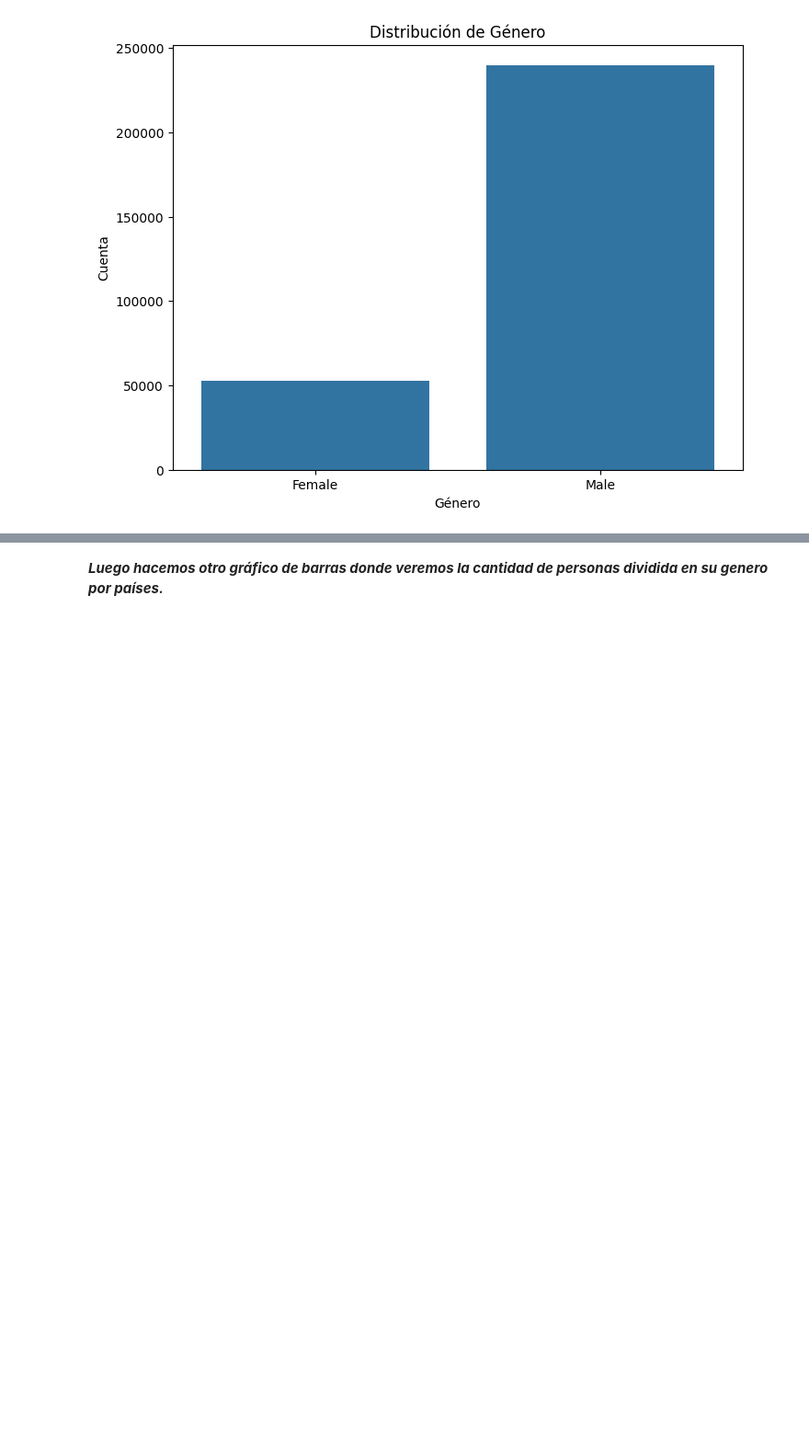
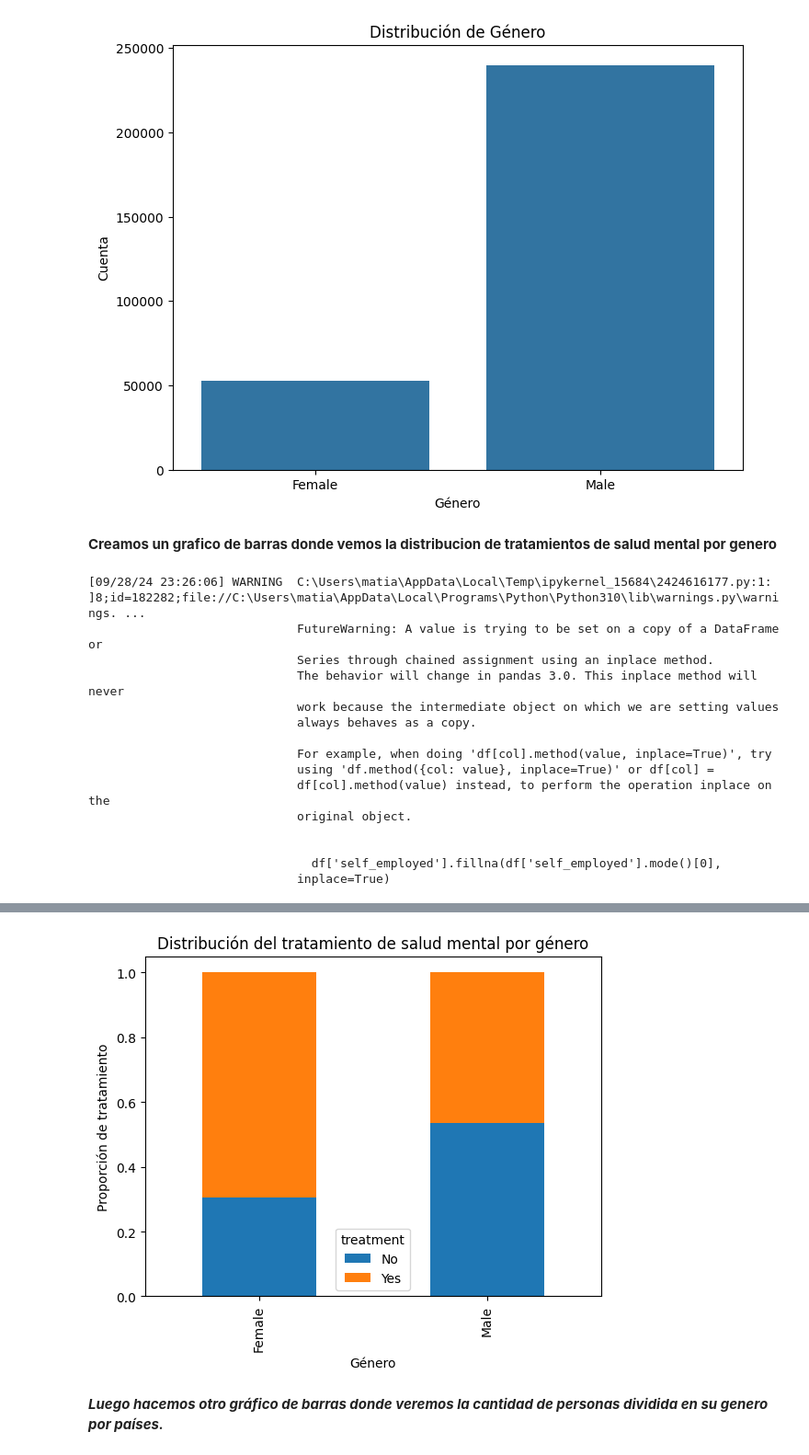
Before and after one commit to JuanAmpuero06/Es_salud_mental, a Jupyter notebook: notebooks/2.-Exploracion_datos.ipynb, the cells around one changed output, grey strips where cells are left out. Shown at 92% size. Saved outputs shown, nothing was run; the diff lists cells and outputs as text; code cells hidden in the pictures; blank space fills up the shorter version.

```diff
--- a/notebooks/2.-Exploracion_datos.ipynb
+++ b/notebooks/2.-Exploracion_datos.ipynb
@@ -114,3 +116,35 @@ plt.show()
 # %% [output]
 [interactive output not drawn]
 [figure]
+# %% [markdown]
+**Creamos un grafico de barras donde vemos la distribucion de tratamientos de salud mental por genero**
+# %%
+df['self_employed'].fillna(df['self_employed'].mode()[0], inplace=True)
+
+# Crear una tabla de contingencia entre 'Gender' y 'treatment'
+gender_treatment_crosstab = pd.crosstab(df['Gender'], df['treatment'], normalize='index')
+
+# Graficar la tabla de contingencia
+gender_treatment_crosstab.plot(kind='bar', stacked=True)
+
+# Configuraciones adicionales del gráfico
+plt.title('Distribución del tratamiento de salud mental por género')
+plt.xlabel('Género')
+plt.ylabel('Proporción de tratamiento')
+plt.show()
+# %% [output]
+[09/28/24 23:26:06] WARNING  C:\Users\matia\AppData\Local\Temp\ipykernel_15684\2424616177.py:1:     ]8;id=182282;file://C:\Users\matia\AppData\Local\Programs\Python\Python310\lib\warnings.py\warnings. ...
+                             FutureWarning: A value is trying to be set on a copy of a DataFrame or
+                             Series through chained assignment using an inplace method.
+                             The behavior will change in pandas 3.0. This inplace method will never
+                             work because the intermediate object on which we are setting values
+                             always behaves as a copy.
+
+                             For example, when doing 'df[col].method(value, inplace=True)', try
+                             using 'df.method({col: value}, inplace=True)' or df[col] =
+                             df[col].method(value) instead, to perform the operation inplace on the
+                             original object.
+
+
+                               df['self_employed'].fillna(df['self_employed'].mode()[0],
+                             inplace=True)
@@ -117,3 +152,4 @@ plt.show()
+[figure, added]
 # %% [markdown]
 ***Luego hacemos otro gráfico de barras donde veremos la cantidad de personas dividida en su genero por países.***
 # %%
```
Also changed, not shown: parts of 10 cells of this notebook, 1 other file.
